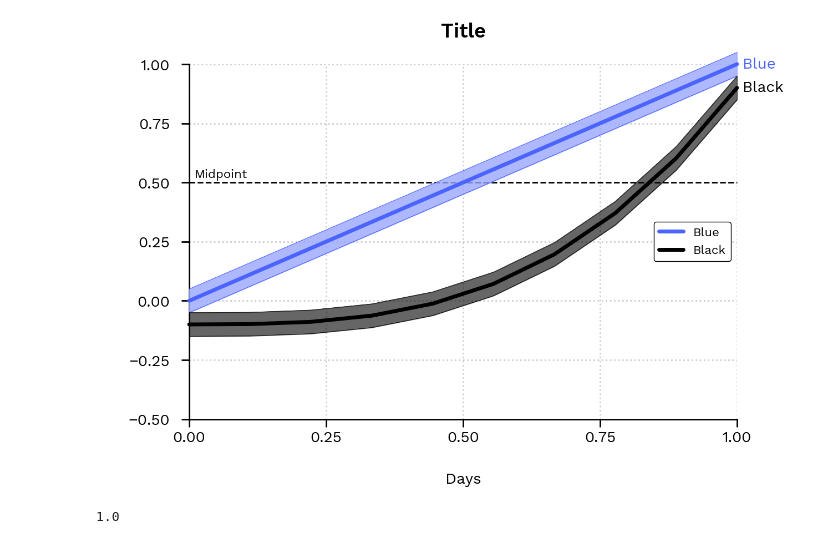
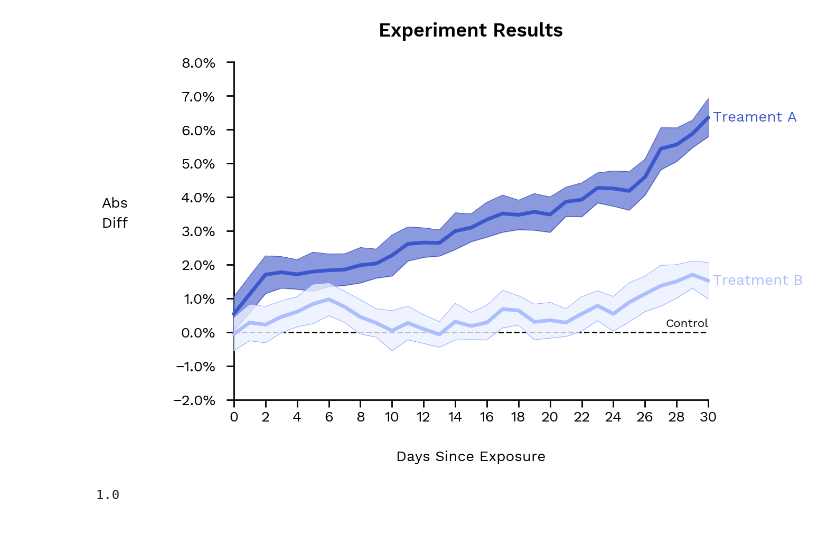
Before and after one commit to alexdsbreslav/quicklooks, a Jupyter notebook: Untitled.ipynb, the cells around one changed output. Saved outputs shown, nothing was run; the diff lists cells and outputs as text; code cells hidden in the pictures.

Commit message:
add color library, fix line plot

```diff
--- a/Untitled.ipynb
+++ b/Untitled.ipynb
@@ -5,71 +21,89 @@ import pandas as pd
 # %%
+# ---- create data
+rng = np.random.RandomState(4)
+
+shape = rng.randint(2e2,5e2,31)
+exposures = np.full(31,10000)
+
+control = shape
+p = control/exposures
+pqnc = p*(1-p)/exposures
+
+treat0 = np.round(shape * (1.075 * rng.uniform(0.9,1.1,31)))
+p = treat0/exposures
+pqn0 = p*(1-p)/exposures
+
+treat1 = np.round(shape * (1.01 * rng.uniform(0.9,1.1,31)))
+p = treat1/exposures
+pqn1 = p*(1-p)/exposures
+
+# ---- plot
 chart_skeleton = ql.chart_skeleton(
 size = ql.chart_size.half_slide,
-color_library = ql.color_libraries.mariglow,
-title = 'Title',
-xlabel = 'Days',
-ylabel = '',
-x_min_max = (0,1), y_min_max = (-0.5,1),
-xtick_interval = 0.25, ytick_interval = 0.25,
+color_library = ql.color_libraries.skygrove,
+title = 'Experiment Results',
+xlabel = 'Days Since Exposure',
+ylabel = 'Abs\nDiff',
+x_min_max = (0,30), y_min_max = (-0.02,0.08),
+xtick_interval = 2, ytick_interval = 0.01,
 xtick_labels = ql.chart_xlabel.default,
-ytick_labels = ql.chart_ylabel.default,
-horizontal_gridlines_on = True,
-vertical_gridlines_on = True);
+ytick_labels = ql.chart_ylabel.percents,
+horizontal_gridlines_on = False,
+vertical_gridlines_on = False);
 
 # ---- [PLACEHOLDER] describe your line plot -------------------------------
 line = ql.line_plot(chart_skeleton,
-x = np.linspace(0,1,10),
-y = np.linspace(0,1,10),
-yerror = np.full(10,0.05), #If no values, None
+x = np.linspace(0,30,31),
+y = (treat0.cumsum()-control.cumsum())/exposures,
+yerror = 1.96*np.sqrt(pqnc+pqn0), #If no values, None
 color = chart_skeleton.color_library.default,
 linewidth = 5,
 linestyle = '-', #['-', '--', ':', '-.']
 marker_shape = None, #['o', '.', 'v', '^', 's', 'd', 'D', 'X', 'x']
 opacity = 1,
-label_for_legend = 'Blue',
+label_for_legend = 'Treament A',
 plot_label = True,
 layer_order = 2)
 
+# ---- [PLACEHOLDER] describe your line plot -------------------------------
 line = ql.line_plot(chart_skeleton,
-x = np.linspace(0,1,10),
-y = np.linspace(0,1,10)**3 - 0.1,
-yerror = np.full(10,0.05), #If no values, None
-color = chart_skeleton.color_library.black,
+x = np.linspace(0,30,31),
+y = (treat1.cumsum()-control.cumsum())/exposures,
+yerror = 1.96*np.sqrt(pqnc+pqn1), #If no values, None
+color = chart_skeleton.color_library.periwinkle,
 linewidth = 5,
 linestyle = '-', #['-', '--', ':', '-.']
 marker_shape = None, #['o', '.', 'v', '^', 's', 'd', 'D', 'X', 'x']
 opacity = 1,
-label_for_legend = 'Black',
+label_for_legend = 'Treatment B',
 plot_label = True,
 layer_order = 2)
 
+# ---- [PLACEHOLDER] describe reference line -------------------------------
 ref_line = ql.reference_line(chart_skeleton,
-line_type = 'h', #['h' (hor), 'v' (vert), 'du' (diag up), 'dd' (diag down)]
-location = 0.5, #If diag-up or diag-down, None
+line_type = 'h', #['h' (hor), 'v' (vert), 'du' (diag-up), 'dd' (diag-down)]
+location = 0, #If diag-up or diag-down, None
 color = chart_skeleton.color_library.text,
 linewidth = 2,
 linestyle = '--', #['-', '--', ':', '-.']
 marker_shape = None, #['o', '.', 'v', '^', 's', 'd', 'D', 'X', 'x']
 opacity = 1,
 label_for_legend = '',
-layer_order = 0)
+layer_order = 1)
 
 text = ql.text(chart_skeleton,
-text = 'Midpoint',
+text = 'Control',
 text_size = chart_skeleton.font_style.size.m,
 color = chart_skeleton.color_library.text,
-text_location_on_x_axis = 0.01,
-text_location_on_y_axis = 0.51,
-horizontal_align = 'left', #['center', 'left', 'right']
+text_location_on_x_axis = 30,
+text_location_on_y_axis = 0.08*0.01,
+horizontal_align = 'right', #['center', 'left', 'right']
 vertical_align = 'bottom', #['center', 'top', 'bottom']
 rotation = 0,
 box_around_text = False,
 layer_order = 1)
-
-legend = ql.legend(chart_skeleton,
-legend_location = ql.legend.loc.right, frame=True);
 # %% [output]
-[figure, old version]
+[figure, new version]
 # %%
 np.max((np.linspace(1,0,10)))
 # %% [output]
```
Also changed, not shown: parts of 2 cells of this notebook, 5 other files.
